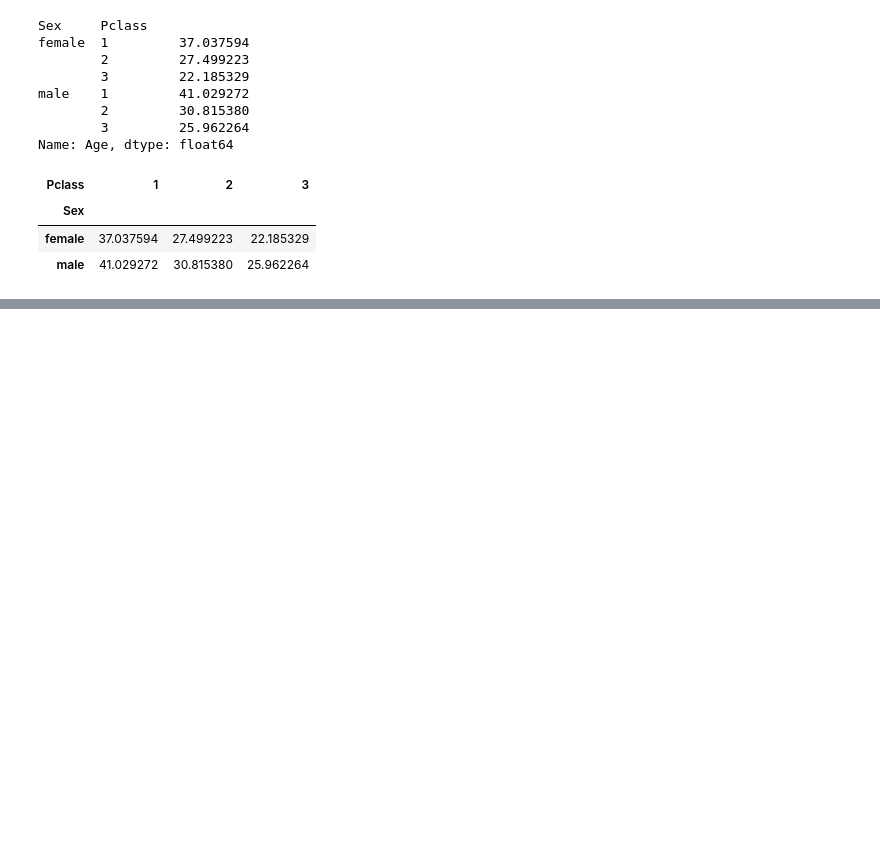
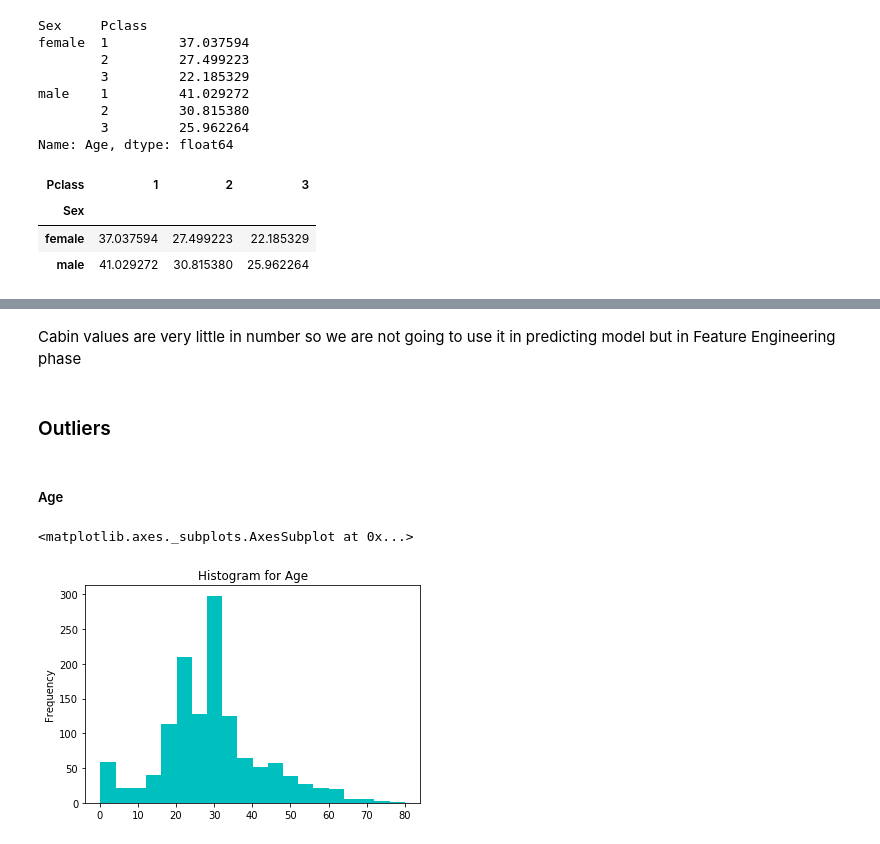
Before and after one commit to bhavanakv/titanic-disaster, a Jupyter notebook: notebooks/Exploring-and-Processing-data.ipynb, the cells around one changed output, grey strips where cells are left out. Saved outputs shown, nothing was run; the diff lists cells and outputs as text; code cells hidden in the pictures; blank space fills up the shorter version.

```diff
--- a/notebooks/Exploring-and-Processing-data.ipynb
+++ b/notebooks/Exploring-and-Processing-data.ipynb
@@ -513,0 +835,3 @@ df.groupby(['Sex','Pclass']).Age.mean().unstack()
+# %%
+title_age_median = df.groupby('Title').Age.transform('median')
+df.Age.fillna(title_age_median,inplace=True)
@@ -513,0 +858,11 @@ df.groupby(['Sex','Pclass']).Age.mean().unstack()
+# %% [markdown]
+Cabin values are very little in number so we are not going to use it in predicting model but in Feature Engineering phase
+# %% [markdown]
+### Outliers
+# %% [markdown]
+##### Age
+# %%
+df.Age.plot(kind="hist",title="Histogram for Age",bins=20,color="c")
+# %% [output]
+<matplotlib.axes._subplots.AxesSubplot at 0x...>
+[figure, added]
```
Also changed, not shown: parts of 105 cells of this notebook, 1 other file.
